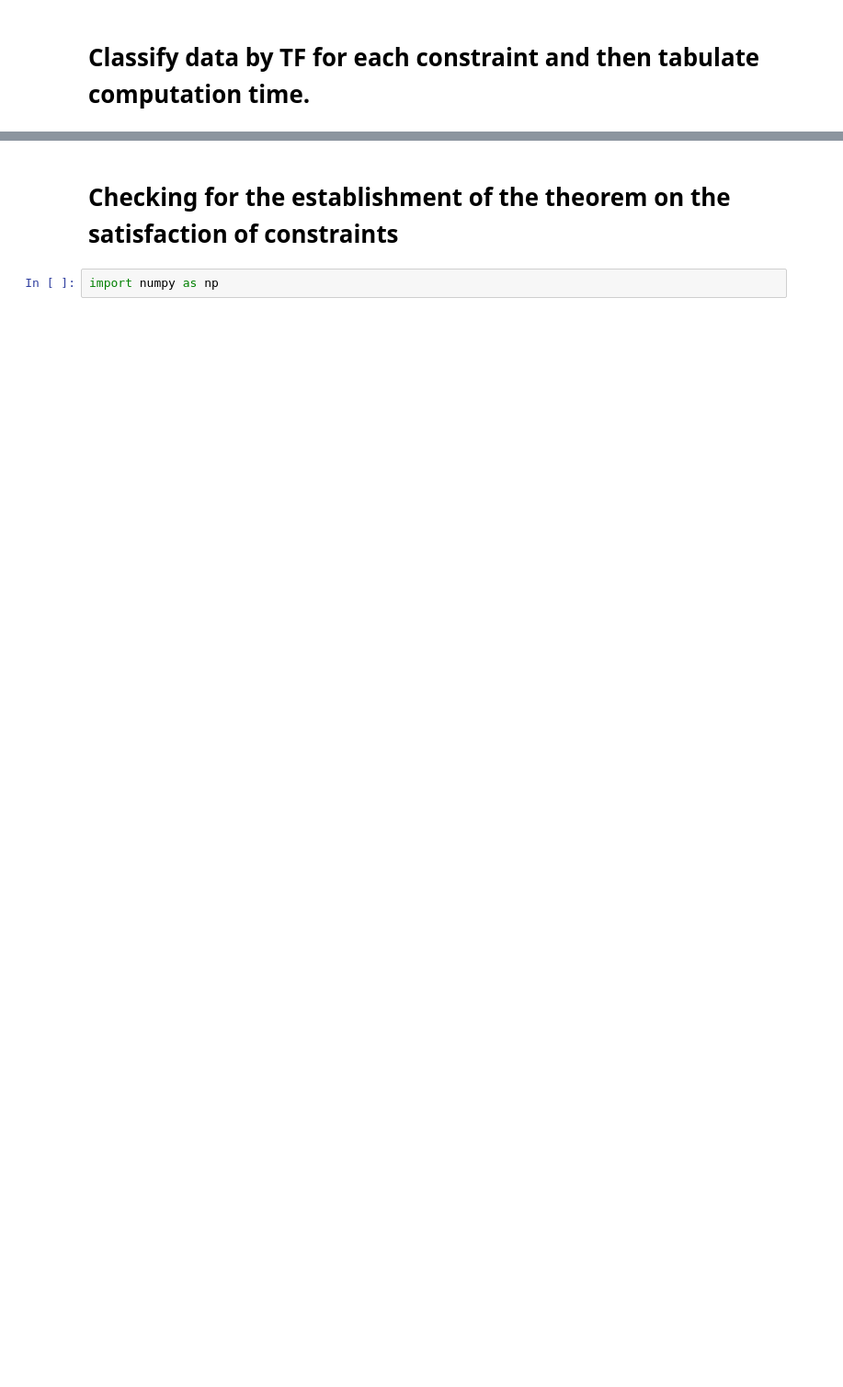
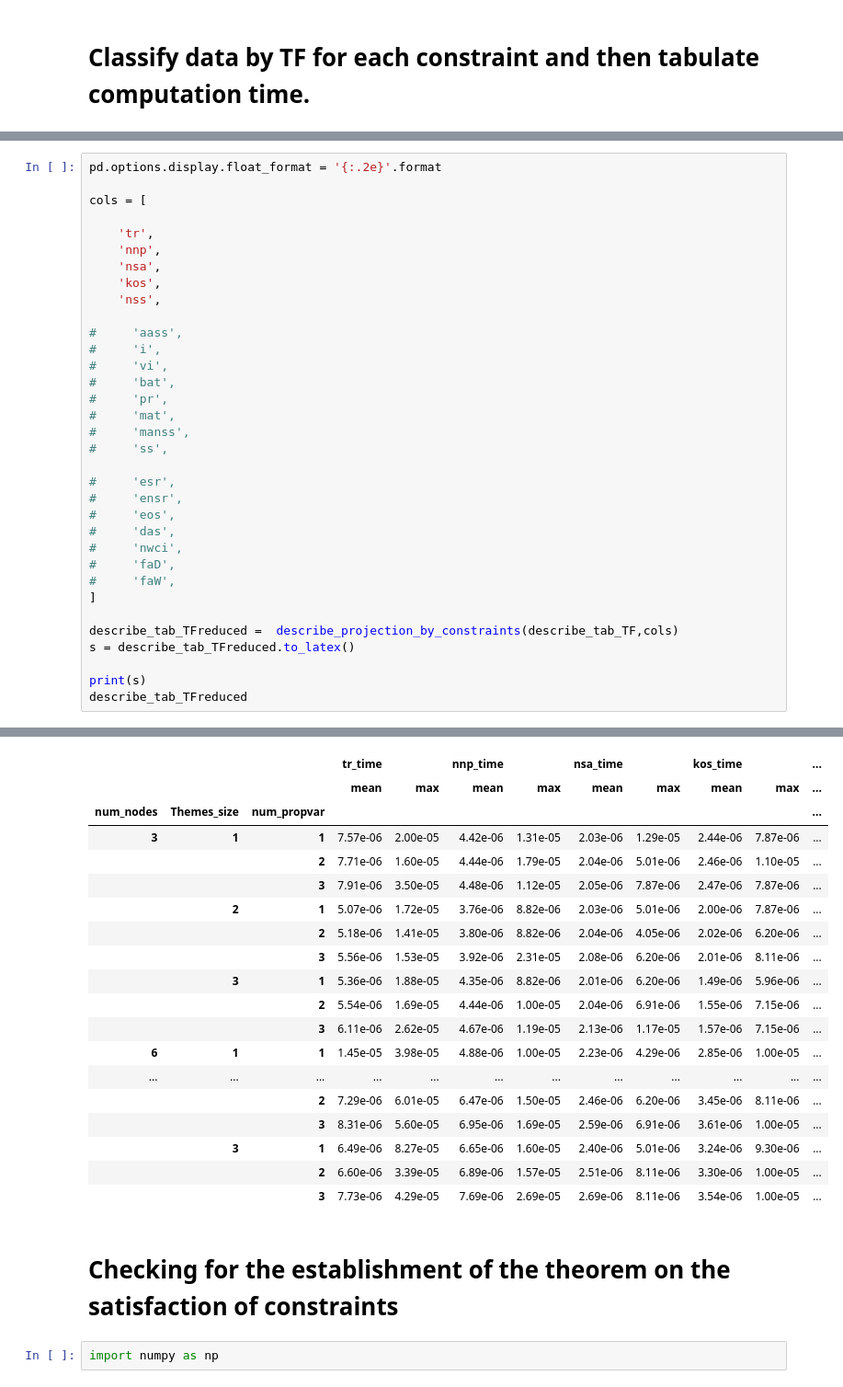
Before and after one commit to ryoryon66/TAAM, a Jupyter notebook: data/experiment1/analyze.ipynb, the cells around one changed output, grey strips where cells are left out. Shown at 92% size. Cells and saved outputs as stored; diff of their text form; blank space fills up the shorter version.

```diff
--- a/data/experiment1/analyze.ipynb
+++ b/data/experiment1/analyze.ipynb
@@ -705,0 +917,35 @@ df_sub.shape
+# %%
+pd.options.display.float_format = '{:.2e}'.format
+
+cols = [
+
+    'tr',
+    'nnp',
+    'nsa',
+    'kos',
+    'nss',
+
+#     'aass',
+#     'i',
+#     'vi',
+#     'bat',
+#     'pr',
+#     'mat',
+#     'manss',
+#     'ss',
+
+#     'esr',
+#     'ensr',
+#     'eos',
+#     'das',
+#     'nwci',
+#     'faD',
+#     'faW',
+]
+
+describe_tab_TFreduced =  describe_projection_by_constraints(describe_tab_TF,cols)
+s = describe_tab_TFreduced.to_latex()
+
+print(s)
+describe_tab_TFreduced
+# %% [output]
@@ -706,3 +969,22 @@ df_sub.shape
+|  |  |  | tr_time |  | nnp_time |  | nsa_time |  | kos_time |  | ... |
+|  |  |  | mean | max | mean | max | mean | max | mean | max | ... |
+| num_nodes | Themes_size | num_propvar |  |  |  |  |  |  |  |  | ... |
+| 3 | 1 | 1 | 7.57e-06 | 2.00e-05 | 4.42e-06 | 1.31e-05 | 2.03e-06 | 1.29e-05 | 2.44e-06 | 7.87e-06 | ... |
+|  |  | 2 | 7.71e-06 | 1.60e-05 | 4.44e-06 | 1.79e-05 | 2.04e-06 | 5.01e-06 | 2.46e-06 | 1.10e-05 | ... |
+|  |  | 3 | 7.91e-06 | 3.50e-05 | 4.48e-06 | 1.12e-05 | 2.05e-06 | 7.87e-06 | 2.47e-06 | 7.87e-06 | ... |
+|  | 2 | 1 | 5.07e-06 | 1.72e-05 | 3.76e-06 | 8.82e-06 | 2.03e-06 | 5.01e-06 | 2.00e-06 | 7.87e-06 | ... |
+|  |  | 2 | 5.18e-06 | 1.41e-05 | 3.80e-06 | 8.82e-06 | 2.04e-06 | 4.05e-06 | 2.02e-06 | 6.20e-06 | ... |
+|  |  | 3 | 5.56e-06 | 1.53e-05 | 3.92e-06 | 2.31e-05 | 2.08e-06 | 6.20e-06 | 2.01e-06 | 8.11e-06 | ... |
+|  | 3 | 1 | 5.36e-06 | 1.88e-05 | 4.35e-06 | 8.82e-06 | 2.01e-06 | 6.20e-06 | 1.49e-06 | 5.96e-06 | ... |
+|  |  | 2 | 5.54e-06 | 1.69e-05 | 4.44e-06 | 1.00e-05 | 2.04e-06 | 6.91e-06 | 1.55e-06 | 7.15e-06 | ... |
+|  |  | 3 | 6.11e-06 | 2.62e-05 | 4.67e-06 | 1.19e-05 | 2.13e-06 | 1.17e-05 | 1.57e-06 | 7.15e-06 | ... |
+| 6 | 1 | 1 | 1.45e-05 | 3.98e-05 | 4.88e-06 | 1.00e-05 | 2.23e-06 | 4.29e-06 | 2.85e-06 | 1.00e-05 | ... |
+| ... | ... | ... | ... | ... | ... | ... | ... | ... | ... | ... | ... |
+|  |  | 2 | 7.29e-06 | 6.01e-05 | 6.47e-06 | 1.50e-05 | 2.46e-06 | 6.20e-06 | 3.45e-06 | 8.11e-06 | ... |
+|  |  | 3 | 8.31e-06 | 5.60e-05 | 6.95e-06 | 1.69e-05 | 2.59e-06 | 6.91e-06 | 3.61e-06 | 1.00e-05 | ... |
+|  | 3 | 1 | 6.49e-06 | 8.27e-05 | 6.65e-06 | 1.60e-05 | 2.40e-06 | 5.01e-06 | 3.24e-06 | 9.30e-06 | ... |
+|  |  | 2 | 6.60e-06 | 3.39e-05 | 6.89e-06 | 1.57e-05 | 2.51e-06 | 8.11e-06 | 3.30e-06 | 1.00e-05 | ... |
+|  |  | 3 | 7.73e-06 | 4.29e-05 | 7.69e-06 | 2.69e-05 | 2.69e-06 | 8.11e-06 | 3.54e-06 | 1.00e-05 | ... |
 # %% [markdown]
 # Checking for the establishment of the theorem on the satisfaction of constraints
 # %%
```
Also changed, not shown: parts of 23 cells of this notebook, 8 other files.
